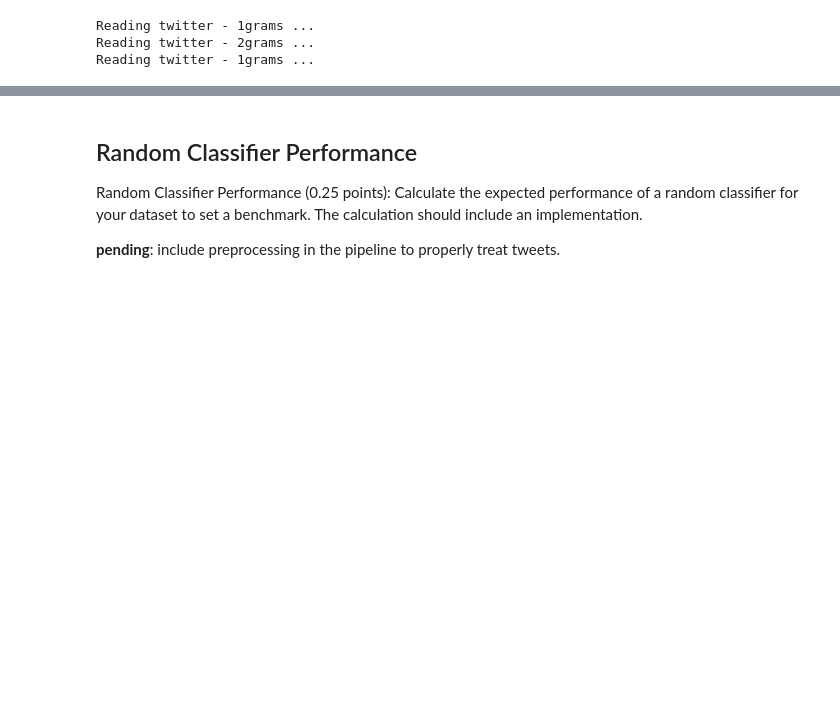
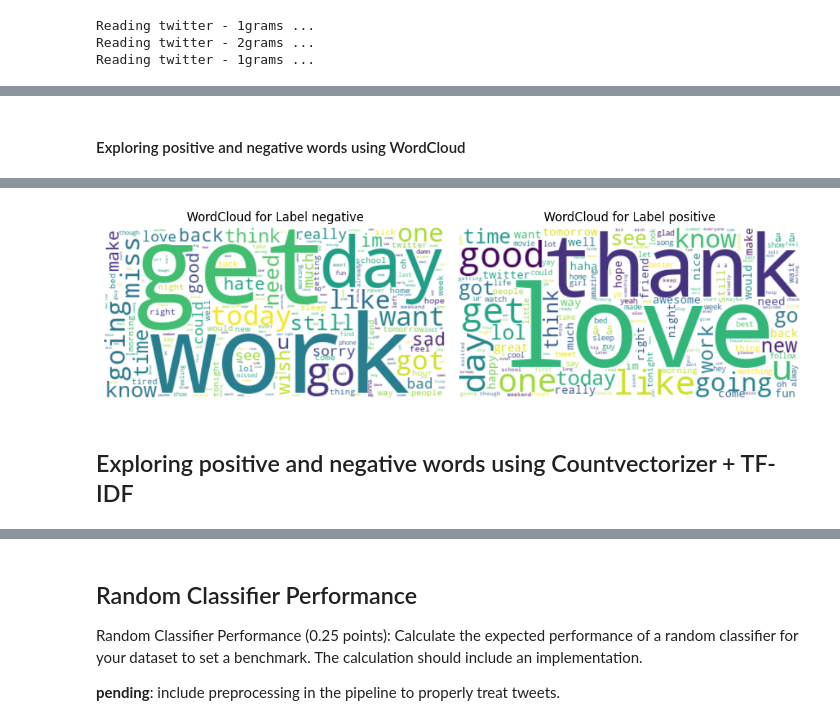
Before and after one commit to mgallon235/Adv_NLP, a Jupyter notebook: Part_1.ipynb, the cells around one changed output, grey strips where cells are left out. Drawn from its saved outputs; the diff is of its cells as text; code cells hidden in the pictures; blank space fills up the shorter version.

```diff
--- a/Part_1.ipynb
+++ b/Part_1.ipynb
@@ -326,0 +300,5 @@ df_train
+# %%
+#Concatenate text with emotions
+df_train['text_emotion'] = df_train['clean_text']+' '+df_train['clean_emotions']
+df_val['text_emotion'] = df_val['clean_text']+' '+df_val['clean_emotions']
+df_test['text_emotion'] = df_test['clean_text']+' '+df_test['clean_emotions']
@@ -326,0 +368,32 @@ df_train
+# %% [markdown]
+#### Exploring positive and negative words using WordCloud
+# %%
+from wordcloud import WordCloud
+import matplotlib.pyplot as plt
+from collections import defaultdict
+
+nltk.download('stopwords')
+stop_words = set(stopwords.words('english'))
+
+
+labels = {0: 'negative', 1: 'positive'}
+
+# Prepare data for wordclouds
+label_data = defaultdict(lambda: '')
+
+for text, label in zip(df_train['clean_text'], df_train['label']):
+    label_data[label] += text
+
+# Generate and plot wordclouds for each label
+fig, axs = plt.subplots(1, 2, figsize=(10, 6))  # Create 2x2 subplots
+axs = axs.flatten()  # Flatten the axis array
+
+for ax, (label, text) in zip(axs, label_data.items()):
+    wordcloud = WordCloud(stopwords=stop_words, background_color='white').generate(text)
+    ax.imshow(wordcloud, interpolation='bilinear')
+    ax.set_title('WordCloud for Label {}'.format(labels.get(label)))
+    ax.axis('off')
+
+plt.tight_layout()
+plt.show()
+# %% [output]
@@ -326,0 +403,3 @@ df_train
+[figure, added]
+# %% [markdown]
+## Exploring positive and negative words using Countvectorizer + TF-IDF
```
Also changed, not shown: parts of 17 cells of this notebook, 1 other file.
